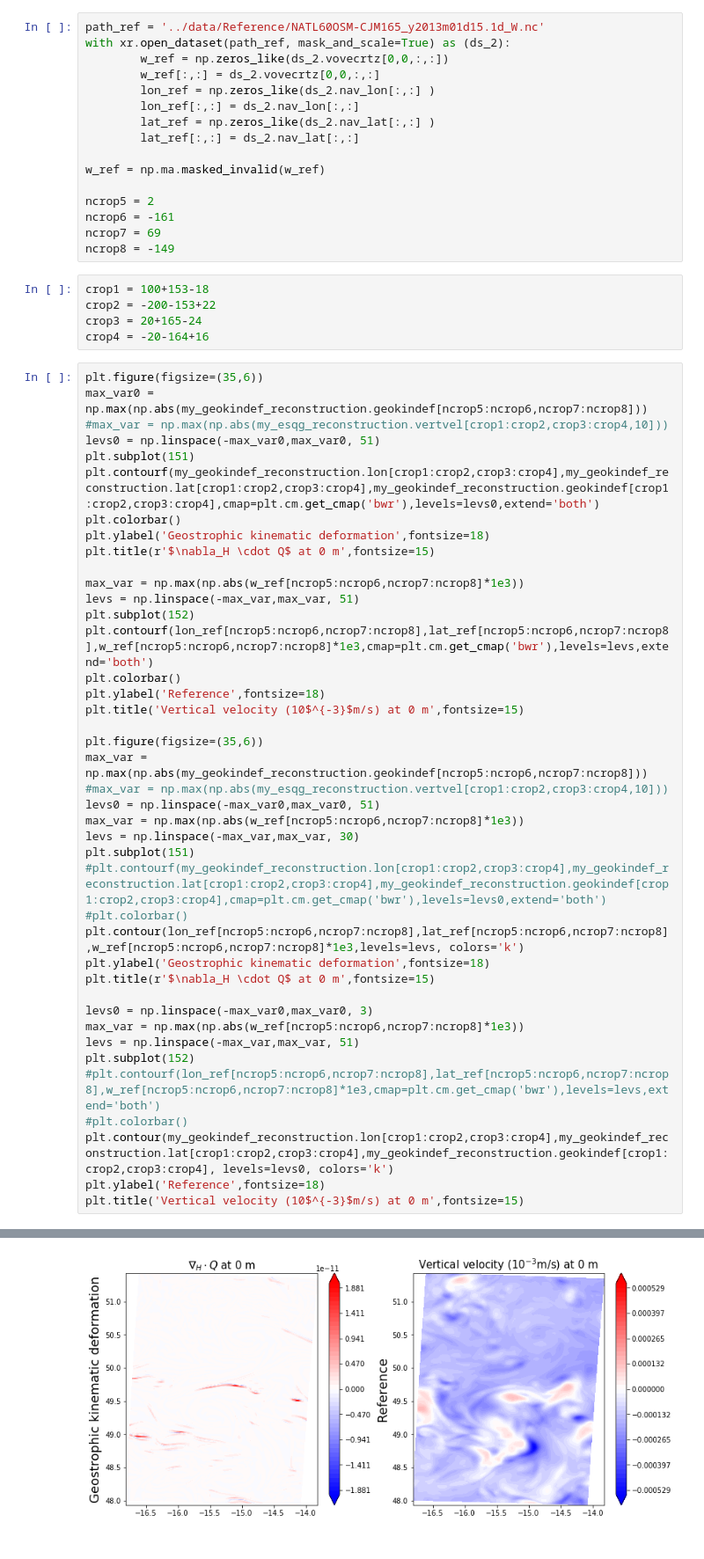
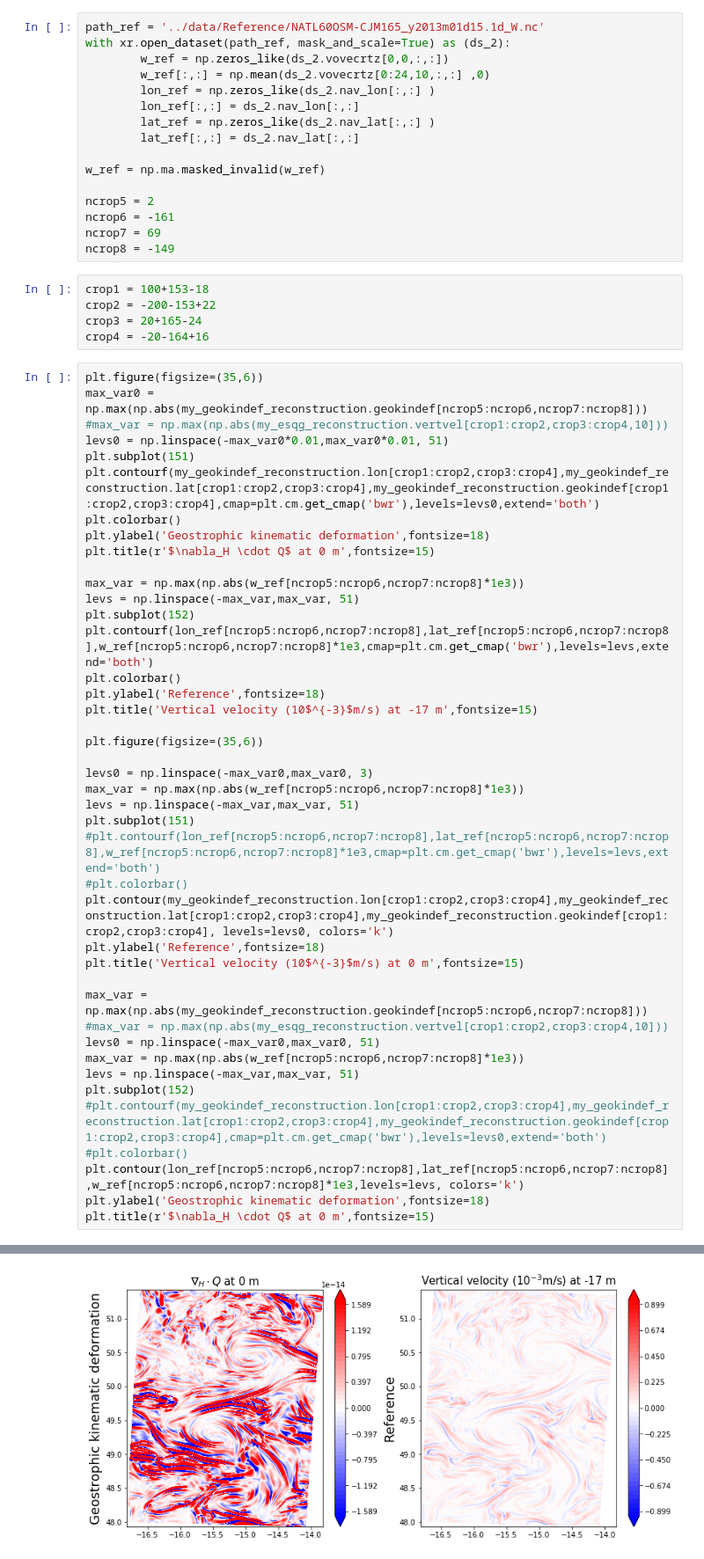
Before and after one commit to SammyMetref/pydssa, a Jupyter notebook: examples/Example5_2Dreconstruction_geokindef_from_NATL60_Azores_winter.ipynb, the cells around one changed output, grey strips where cells are left out. Shown at 88% size. Cells and saved outputs as stored; diff of their text form.

```diff
--- a/examples/Example5_2Dreconstruction_geokindef_from_NATL60_Azores_winter.ipynb
+++ b/examples/Example5_2Dreconstruction_geokindef_from_NATL60_Azores_winter.ipynb
@@ -73,7 +77,7 @@ Vertical velocity (10$^{-3}$) is not available for plotting
 path_ref = '../data/Reference/NATL60OSM-CJM165_y2013m01d15.1d_W.nc'
 with xr.open_dataset(path_ref, mask_and_scale=True) as (ds_2):
         w_ref = np.zeros_like(ds_2.vovecrtz[0,0,:,:])
-        w_ref[:,:] = ds_2.vovecrtz[0,0,:,:]
+        w_ref[:,:] = np.mean(ds_2.vovecrtz[0:24,10,:,:] ,0)
         lon_ref = np.zeros_like(ds_2.nav_lon[:,:] )
         lon_ref[:,:] = ds_2.nav_lon[:,:]
         lat_ref = np.zeros_like(ds_2.nav_lat[:,:] )
@@ -94,7 +98,7 @@ crop4 = -20-164+16
 plt.figure(figsize=(35,6))
 max_var0 = np.max(np.abs(my_geokindef_reconstruction.geokindef[ncrop5:ncrop6,ncrop7:ncrop8]))
 #max_var = np.max(np.abs(my_esqg_reconstruction.vertvel[crop1:crop2,crop3:crop4,10]))
-levs0 = np.linspace(-max_var0,max_var0, 51)
+levs0 = np.linspace(-max_var0*0.01,max_var0*0.01, 51)
 plt.subplot(151)
 plt.contourf(my_geokindef_reconstruction.lon[crop1:crop2,crop3:crop4],my_geokindef_reconstruction.lat[crop1:crop2,crop3:crop4],my_geokindef_reconstruction.geokindef[crop1:crop2,crop3:crop4],cmap=plt.cm.get_cmap('bwr'),levels=levs0,extend='both')
 plt.colorbar()
@@ -107,28 +111,29 @@ plt.subplot(152)
 plt.contourf(lon_ref[ncrop5:ncrop6,ncrop7:ncrop8],lat_ref[ncrop5:ncrop6,ncrop7:ncrop8],w_ref[ncrop5:ncrop6,ncrop7:ncrop8]*1e3,cmap=plt.cm.get_cmap('bwr'),levels=levs,extend='both')
 plt.colorbar()
 plt.ylabel('Reference',fontsize=18)
+plt.title('Vertical velocity (10$^{-3}$m/s) at -17 m',fontsize=15)
+
+plt.figure(figsize=(35,6))
+
+levs0 = np.linspace(-max_var0,max_var0, 3)
+max_var = np.max(np.abs(w_ref[ncrop5:ncrop6,ncrop7:ncrop8]*1e3))
+levs = np.linspace(-max_var,max_var, 51)
+plt.subplot(151)
+#plt.contourf(lon_ref[ncrop5:ncrop6,ncrop7:ncrop8],lat_ref[ncrop5:ncrop6,ncrop7:ncrop8],w_ref[ncrop5:ncrop6,ncrop7:ncrop8]*1e3,cmap=plt.cm.get_cmap('bwr'),levels=levs,extend='both')
+#plt.colorbar()
+plt.contour(my_geokindef_reconstruction.lon[crop1:crop2,crop3:crop4],my_geokindef_reconstruction.lat[crop1:crop2,crop3:crop4],my_geokindef_reconstruction.geokindef[crop1:crop2,crop3:crop4], levels=levs0, colors='k')
+plt.ylabel('Reference',fontsize=18)
 plt.title('Vertical velocity (10$^{-3}$m/s) at 0 m',fontsize=15)
 
-plt.figure(figsize=(35,6))
 max_var = np.max(np.abs(my_geokindef_reconstruction.geokindef[ncrop5:ncrop6,ncrop7:ncrop8]))
 #max_var = np.max(np.abs(my_esqg_reconstruction.vertvel[crop1:crop2,crop3:crop4,10]))
 levs0 = np.linspace(-max_var0,max_var0, 51)
 max_var = np.max(np.abs(w_ref[ncrop5:ncrop6,ncrop7:ncrop8]*1e3))
-levs = np.linspace(-max_var,max_var, 30)
-plt.subplot(151)
+levs = np.linspace(-max_var,max_var, 51)
+plt.subplot(152)
 #plt.contourf(my_geokindef_reconstruction.lon[crop1:crop2,crop3:crop4],my_geokindef_reconstruction.lat[crop1:crop2,crop3:crop4],my_geokindef_reconstruction.geokindef[crop1:crop2,crop3:crop4],cmap=plt.cm.get_cmap('bwr'),levels=levs0,extend='both')
 #plt.colorbar()
 plt.contour(lon_ref[ncrop5:ncrop6,ncrop7:ncrop8],lat_ref[ncrop5:ncrop6,ncrop7:ncrop8],w_ref[ncrop5:ncrop6,ncrop7:ncrop8]*1e3,levels=levs, colors='k')
 plt.ylabel('Geostrophic kinematic deformation',fontsize=18)
 plt.title(r'$\nabla_H \cdot Q$ at 0 m',fontsize=15)
-
-levs0 = np.linspace(-max_var0,max_var0, 3)
-max_var = np.max(np.abs(w_ref[ncrop5:ncrop6,ncrop7:ncrop8]*1e3))
-levs = np.linspace(-max_var,max_var, 51)
-plt.subplot(152)
-#plt.contourf(lon_ref[ncrop5:ncrop6,ncrop7:ncrop8],lat_ref[ncrop5:ncrop6,ncrop7:ncrop8],w_ref[ncrop5:ncrop6,ncrop7:ncrop8]*1e3,cmap=plt.cm.get_cmap('bwr'),levels=levs,extend='both')
-#plt.colorbar()
-plt.contour(my_geokindef_reconstruction.lon[crop1:crop2,crop3:crop4],my_geokindef_reconstruction.lat[crop1:crop2,crop3:crop4],my_geokindef_reconstruction.geokindef[crop1:crop2,crop3:crop4], levels=levs0, colors='k')
-plt.ylabel('Reference',fontsize=18)
-plt.title('Vertical velocity (10$^{-3}$m/s) at 0 m',fontsize=15)
 # %% [output]
@@ -136 +141 @@ Text(0.5,1,'Vertical velocity (10$^{-3}$m/s) at 0 m')
-[figure, old version]
+[figure, new version]
```
Also changed, not shown: parts of 7 cells of this notebook, 5 other files.
